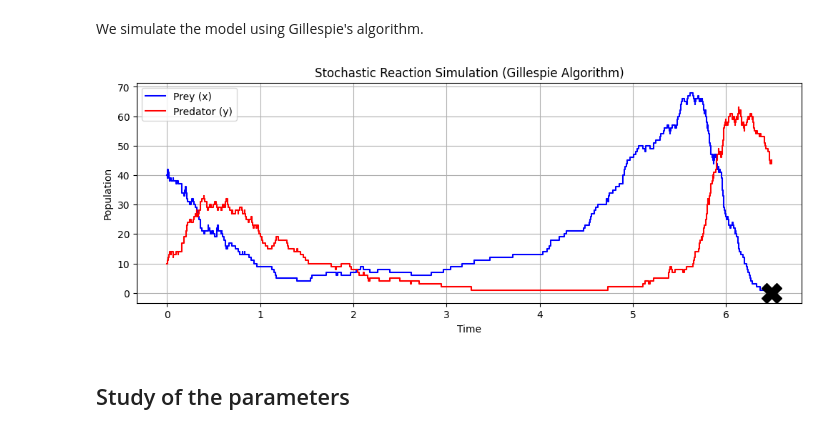
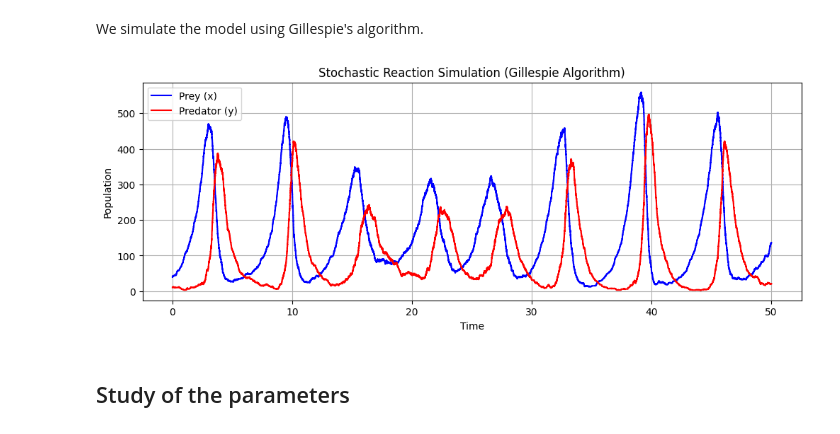
Before and after one commit to P4quitoz/stochastic-lotka-volterra, a Jupyter notebook: code/lotka_volterra_models_comparison_static_plots.ipynb, the cells around one changed output. Cells and saved outputs as stored; diff of their text form; code cells hidden in the pictures.

Commit message:
update readme, plotting functions, markdown in the notebooks

```diff
--- a/code/lotka_volterra_models_comparison_static_plots.ipynb
+++ b/code/lotka_volterra_models_comparison_static_plots.ipynb
@@ -228,35 +233,35 @@ def simulate_lv_reactions(alpha, beta, gamma, x0, y0, T, seed=None):
             x.append(x_curr - 1)    # predation: prey dies
             y.append(y_curr + 1)    # predator reproduces
         else:
             x.append(x_curr)        # predator dies
             y.append(y_curr - 1)
 
 
     return np.array(t), np.array(x), np.array(y)
 
 def plot_lv_reactions(t, x, y):
     # Time series
     plt.figure(figsize=(12, 4))
     plt.step(t, x, where='post', label='Prey (x)', color='blue')
     plt.step(t, y, where='post', label='Predator (y)', color='red')
     if x[-1] == 0:
         plt.plot(t[-1], x[-1], c='black', marker='X', markersize=20)
     if y[-1] == 0:
         plt.plot(t[-1], y[-1], c='black', marker='X', markersize=20)
     plt.xlabel("Time")
     plt.ylabel("Population")
     plt.title("Stochastic Reaction Simulation (Gillespie Algorithm)")
     plt.legend()
     plt.grid(True)
 
 # Create interactive UI for the stochastic simulation
 def run_lv_reactions(alpha, beta, gamma, x0, y0, T, seed):
     t, x, y = simulate_lv_reactions(alpha, beta, gamma, x0, y0, T, seed)
     plot_lv_reactions(t, x, y)
 
-run_lv_reactions(1.0, 0.1, 1.5, 40, 10, 50, 1)
+run_lv_reactions(1,0.01,1.5,40,10,50,1)
 # %% [output]
-[figure, old version]
+[figure, new version]
 # %% [markdown]
 ## Study of the parameters
 # %% [markdown]
```
Also changed, not shown: parts of 14 cells of this notebook, 2 other files.
